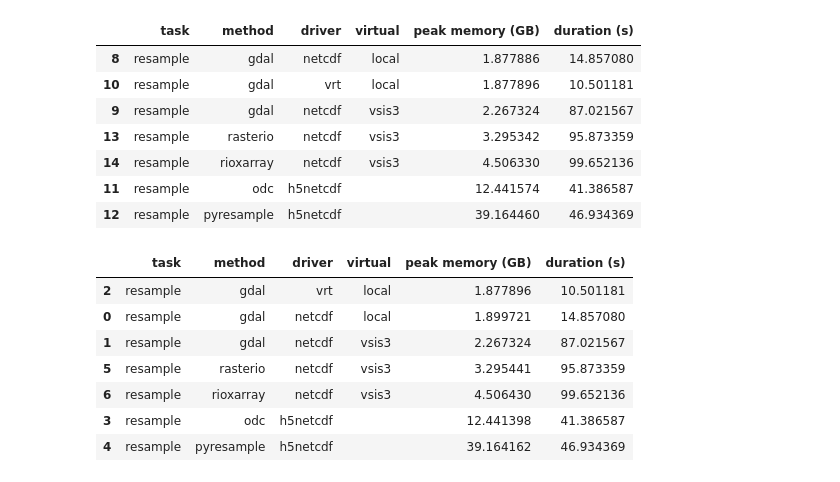
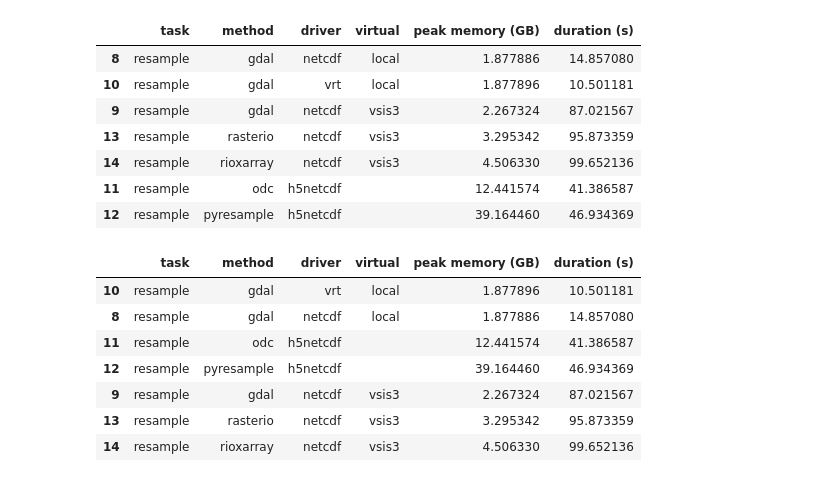
Before and after one commit to developmentseed/warp-resample-profiling, a Jupyter notebook: examples/process-results.ipynb, the cells around one changed output. Cells and saved outputs as stored; diff of their text form; code cells hidden in the pictures.

```diff
--- a/examples/process-results.ipynb
+++ b/examples/process-results.ipynb
@@ -25,6 +41,6 @@ df_load.style.background_gradient(cmap="YlOrRd")
 # %%
-df_load = df[df["task"] == "resample"]
-df_load.style.background_gradient(cmap="YlOrRd")
+df_resample = df[df["task"] == "resample"]
+df_resample.style.background_gradient(cmap="YlOrRd")
 # %% [output]
 |  | task | method | driver | virtual | peak memory (GB) | duration (s) |
 | 8 | resample | gdal | netcdf | local | 1.877886 | 14.857080 |
@@ -35,13 +51,13 @@ df_load.style.background_gradient(cmap="YlOrRd")
 | 11 | resample | odc | h5netcdf |  | 12.441574 | 41.386587 |
 | 12 | resample | pyresample | h5netcdf |  | 39.164460 | 46.934369 |
 # %%
-df.style.background_gradient(cmap="YlOrRd")
+df_resample.sort_values(["duration (s)"]).style.background_gradient(cmap="YlOrRd")
 # %% [output]
 |  | task | method | driver | virtual | peak memory (GB) | duration (s) |
-| 2 | resample | gdal | vrt | local | 1.877896 | 10.501181 |
-| 0 | resample | gdal | netcdf | local | 1.899721 | 14.857080 |
-| 1 | resample | gdal | netcdf | vsis3 | 2.267324 | 87.021567 |
-| 5 | resample | rasterio | netcdf | vsis3 | 3.295441 | 95.873359 |
-| 6 | resample | rioxarray | netcdf | vsis3 | 4.506430 | 99.652136 |
-| 3 | resample | odc | h5netcdf |  | 12.441398 | 41.386587 |
-| 4 | resample | pyresample | h5netcdf |  | 39.164162 | 46.934369 |
+| 10 | resample | gdal | vrt | local | 1.877896 | 10.501181 |
+| 8 | resample | gdal | netcdf | local | 1.877886 | 14.857080 |
+| 11 | resample | odc | h5netcdf |  | 12.441574 | 41.386587 |
+| 12 | resample | pyresample | h5netcdf |  | 39.164460 | 46.934369 |
+| 9 | resample | gdal | netcdf | vsis3 | 2.267324 | 87.021567 |
+| 13 | resample | rasterio | netcdf | vsis3 | 3.295342 | 95.873359 |
+| 14 | resample | rioxarray | netcdf | vsis3 | 4.506330 | 99.652136 |
```
Also changed, not shown: parts of 3 cells of this notebook.
